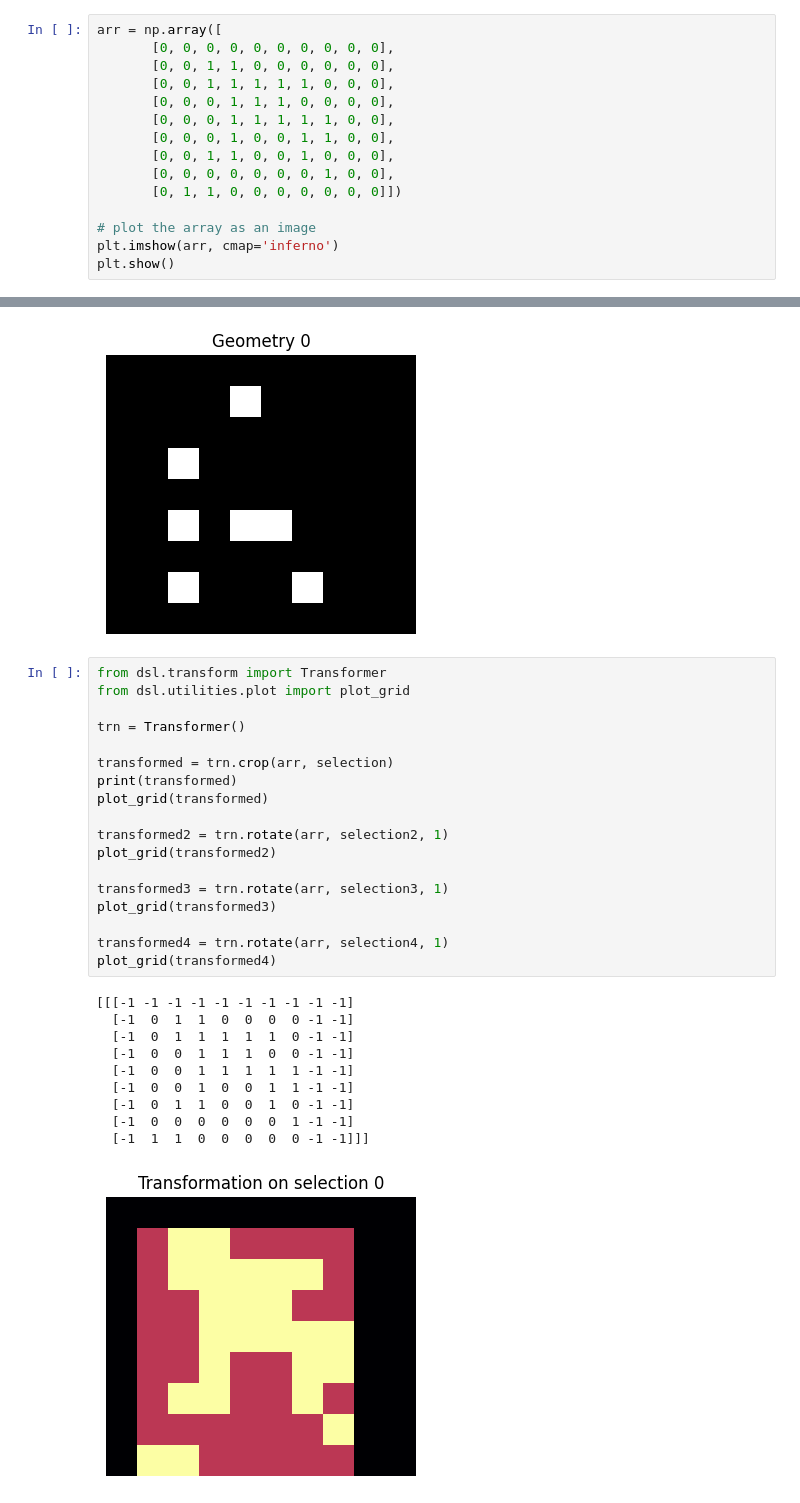
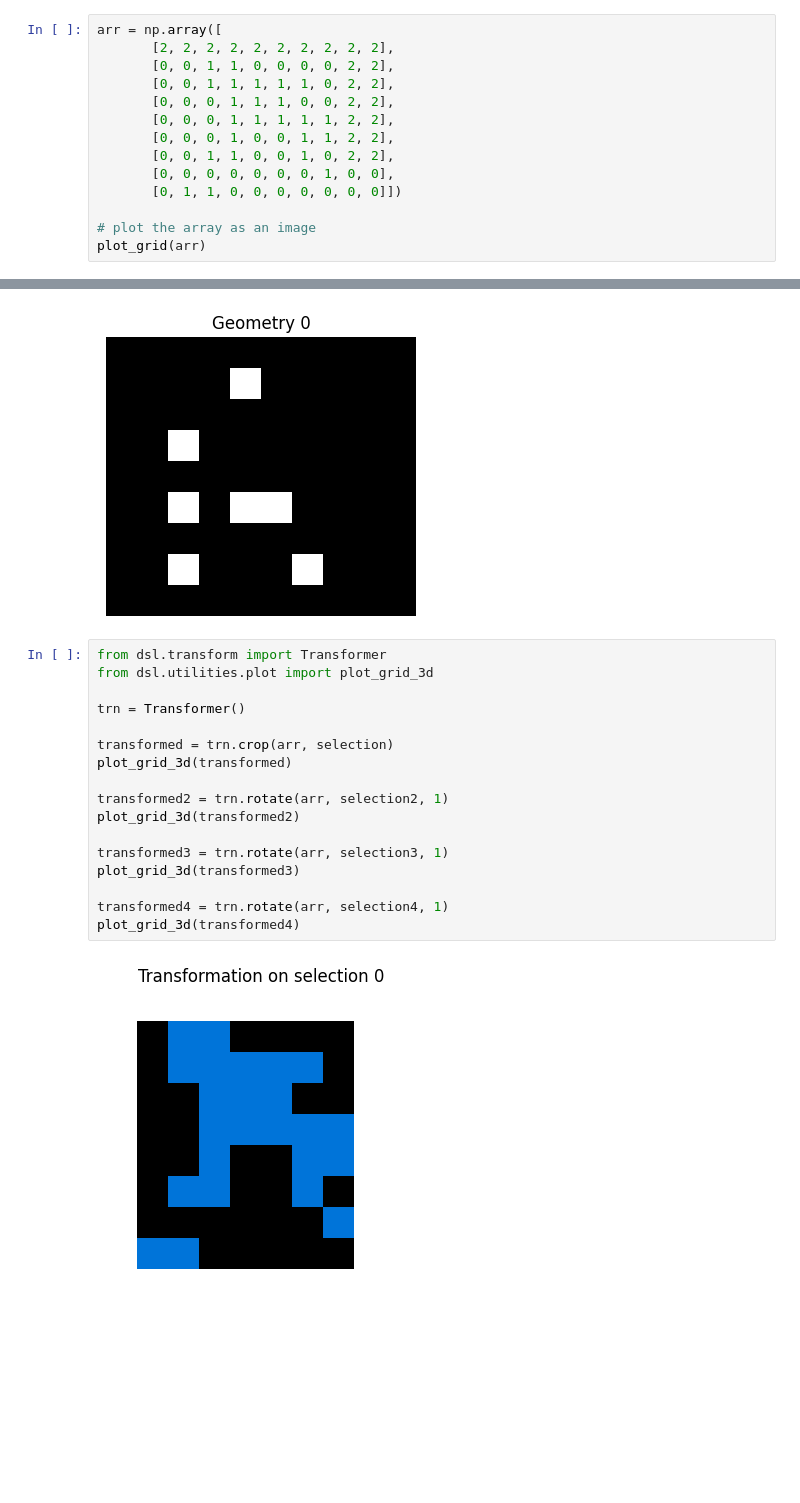
Before and after one commit to francescobraicovich/ARC2, a Jupyter notebook: code/exploration.ipynb, the cells around one changed output, grey strips where cells are left out. Saved outputs shown, nothing was run; the diff lists cells and outputs as text; blank space fills up the shorter version.

```diff
--- a/code/exploration.ipynb
+++ b/code/exploration.ipynb
@@ -38,16 +34,15 @@ Challenge key: d9fac9be
 # %%
 arr = np.array([
-       [0, 0, 0, 0, 0, 0, 0, 0, 0, 0],
-       [0, 0, 1, 1, 0, 0, 0, 0, 0, 0],
-       [0, 0, 1, 1, 1, 1, 1, 0, 0, 0],
-       [0, 0, 0, 1, 1, 1, 0, 0, 0, 0],
-       [0, 0, 0, 1, 1, 1, 1, 1, 0, 0],
-       [0, 0, 0, 1, 0, 0, 1, 1, 0, 0],
-       [0, 0, 1, 1, 0, 0, 1, 0, 0, 0],
+       [2, 2, 2, 2, 2, 2, 2, 2, 2, 2],
+       [0, 0, 1, 1, 0, 0, 0, 0, 2, 2],
+       [0, 0, 1, 1, 1, 1, 1, 0, 2, 2],
+       [0, 0, 0, 1, 1, 1, 0, 0, 2, 2],
+       [0, 0, 0, 1, 1, 1, 1, 1, 2, 2],
+       [0, 0, 0, 1, 0, 0, 1, 1, 2, 2],
+       [0, 0, 1, 1, 0, 0, 1, 0, 2, 2],
        [0, 0, 0, 0, 0, 0, 0, 1, 0, 0],
        [0, 1, 1, 0, 0, 0, 0, 0, 0, 0]])
 
 # plot the array as an image
-plt.imshow(arr, cmap='inferno')
-plt.show()
+plot_grid(arr)
 # %% [output]
@@ -96,30 +95,20 @@ Selecting cells adjacent to color
 [figure]
 # %%
 from dsl.transform import Transformer
-from dsl.utilities.plot import plot_grid
+from dsl.utilities.plot import plot_grid_3d
 
 trn = Transformer()
 
 transformed = trn.crop(arr, selection)
-print(transformed)
-plot_grid(transformed)
+plot_grid_3d(transformed)
 
 transformed2 = trn.rotate(arr, selection2, 1)
-plot_grid(transformed2)
+plot_grid_3d(transformed2)
 
 transformed3 = trn.rotate(arr, selection3, 1)
-plot_grid(transformed3)
+plot_grid_3d(transformed3)
 
 transformed4 = trn.rotate(arr, selection4, 1)
-plot_grid(transformed4)
+plot_grid_3d(transformed4)
 # %% [output]
-[[[-1 -1 -1 -1 -1 -1 -1 -1 -1 -1]
-  [-1  0  1  1  0  0  0  0 -1 -1]
-  [-1  0  1  1  1  1  1  0 -1 -1]
-  [-1  0  0  1  1  1  0  0 -1 -1]
-  [-1  0  0  1  1  1  1  1 -1 -1]
-  [-1  0  0  1  0  0  1  1 -1 -1]
-  [-1  0  1  1  0  0  1  0 -1 -1]
-  [-1  0  0  0  0  0  0  1 -1 -1]
-  [-1  1  1  0  0  0  0  0 -1 -1]]]
-[figure, old version]
+[figure, new version]
```
Also changed, not shown: parts of 5 cells of this notebook.
